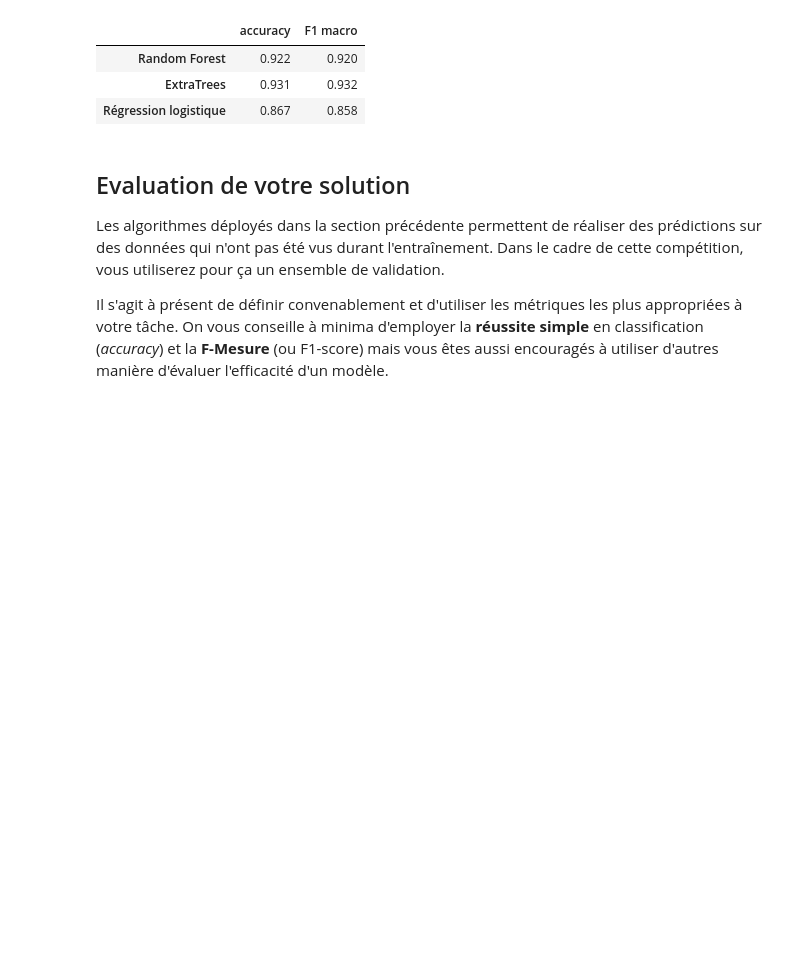
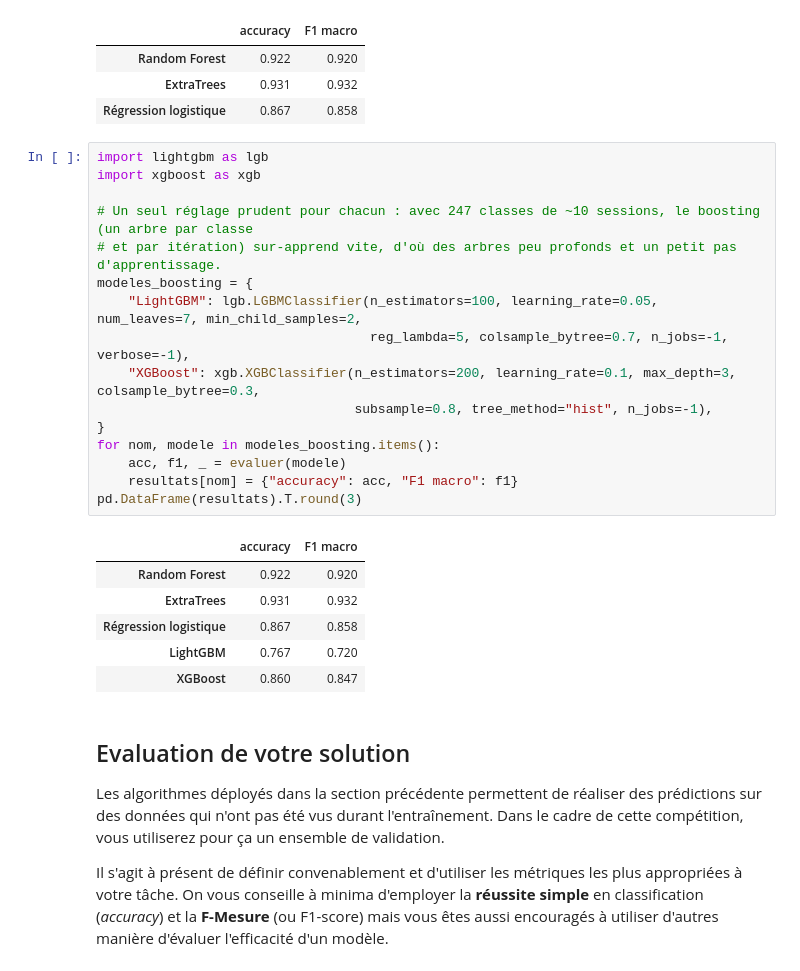
Before and after one commit to anastber/qui-utilise-mon-appli, a Jupyter notebook: BE_CS1_indications.ipynb, the cells around one changed output. Cells and saved outputs as stored; diff of their text form; blank space fills up the shorter version.

Commit message:
Modèles: ajout de LightGBM et XGBoost (un réglage chacun)

```diff
--- a/BE_CS1_indications.ipynb
+++ b/BE_CS1_indications.ipynb
@@ -674,6 +674,29 @@ pd.DataFrame(resultats).T.round(3)
 | Random Forest | 0.922 | 0.920 |
 | ExtraTrees | 0.931 | 0.932 |
 | Régression logistique | 0.867 | 0.858 |
+# %%
+import lightgbm as lgb
+import xgboost as xgb
+
+# Un seul réglage prudent pour chacun : avec 247 classes de ~10 sessions, le boosting (un arbre par classe
+# et par itération) sur-apprend vite, d'où des arbres peu profonds et un petit pas d'apprentissage.
+modeles_boosting = {
+    "LightGBM": lgb.LGBMClassifier(n_estimators=100, learning_rate=0.05, num_leaves=7, min_child_samples=2,
+                                   reg_lambda=5, colsample_bytree=0.7, n_jobs=-1, verbose=-1),
+    "XGBoost": xgb.XGBClassifier(n_estimators=200, learning_rate=0.1, max_depth=3, colsample_bytree=0.3,
+                                 subsample=0.8, tree_method="hist", n_jobs=-1),
+}
+for nom, modele in modeles_boosting.items():
+    acc, f1, _ = evaluer(modele)
+    resultats[nom] = {"accuracy": acc, "F1 macro": f1}
+pd.DataFrame(resultats).T.round(3)
+# %% [output]
+|  | accuracy | F1 macro |
+| Random Forest | 0.922 | 0.920 |
+| ExtraTrees | 0.931 | 0.932 |
+| Régression logistique | 0.867 | 0.858 |
+| LightGBM | 0.767 | 0.720 |
+| XGBoost | 0.860 | 0.847 |
 # %% [markdown]
 ## Evaluation de votre solution
 
```
